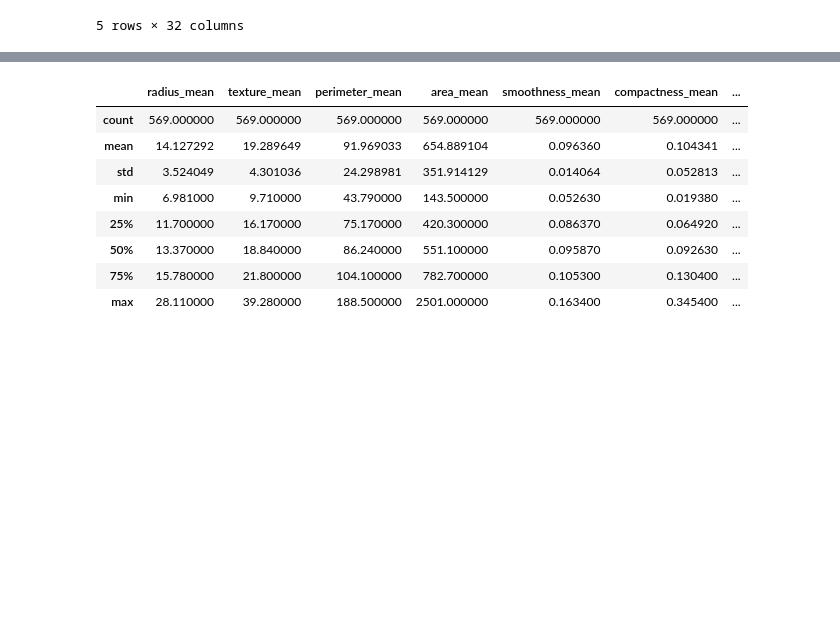
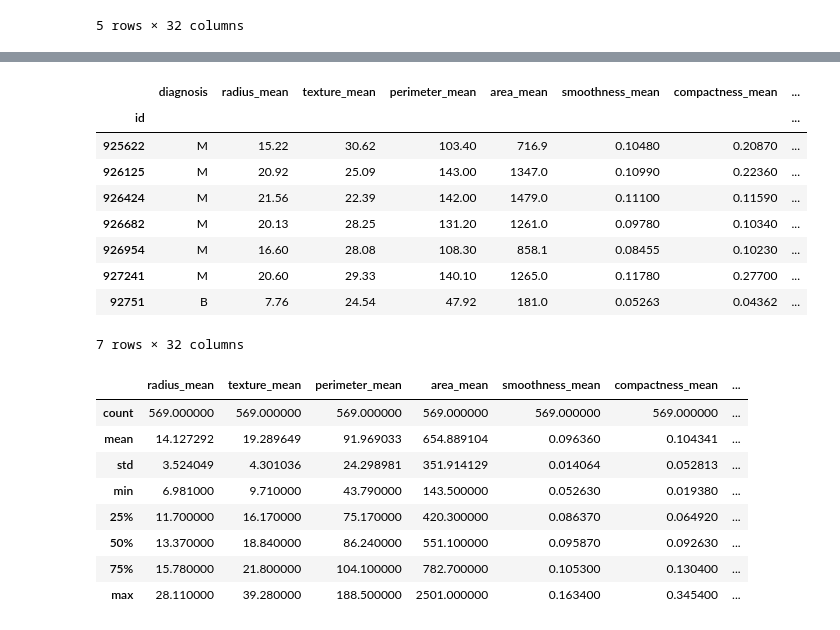
Before and after one commit to mohammadbashiri/MPI-python-workshop-march2019, a Jupyter notebook: Day3/Day3_session1_pandas.ipynb, the cells around one changed output, grey strips where cells are left out. Saved outputs shown, nothing was run; the diff lists cells and outputs as text; code cells hidden in the pictures; blank space fills up the shorter version.

```diff
--- a/Day3/Day3_session1_pandas.ipynb
+++ b/Day3/Day3_session1_pandas.ipynb
@@ -247,3 +272,16 @@ dd.head()
+# %%
+dd.tail(7)
+# %% [output]
+|  | diagnosis | radius_mean | texture_mean | perimeter_mean | area_mean | smoothness_mean | compactness_mean | ... |
+| id |  |  |  |  |  |  |  | ... |
+| 925622 | M | 15.22 | 30.62 | 103.40 | 716.9 | 0.10480 | 0.20870 | ... |
+| 926125 | M | 20.92 | 25.09 | 143.00 | 1347.0 | 0.10990 | 0.22360 | ... |
+| 926424 | M | 21.56 | 22.39 | 142.00 | 1479.0 | 0.11100 | 0.11590 | ... |
+| 926682 | M | 20.13 | 28.25 | 131.20 | 1261.0 | 0.09780 | 0.10340 | ... |
+| 926954 | M | 16.60 | 28.08 | 108.30 | 858.1 | 0.08455 | 0.10230 | ... |
+| 927241 | M | 20.60 | 29.33 | 140.10 | 1265.0 | 0.11780 | 0.27700 | ... |
+| 92751 | B | 7.76 | 24.54 | 47.92 | 181.0 | 0.05263 | 0.04362 | ... |
+7 rows × 32 columns
 # %%
 dd.describe()
 # %% [output]
```
Also changed, not shown: parts of 11 cells of this notebook, 1 other file.
